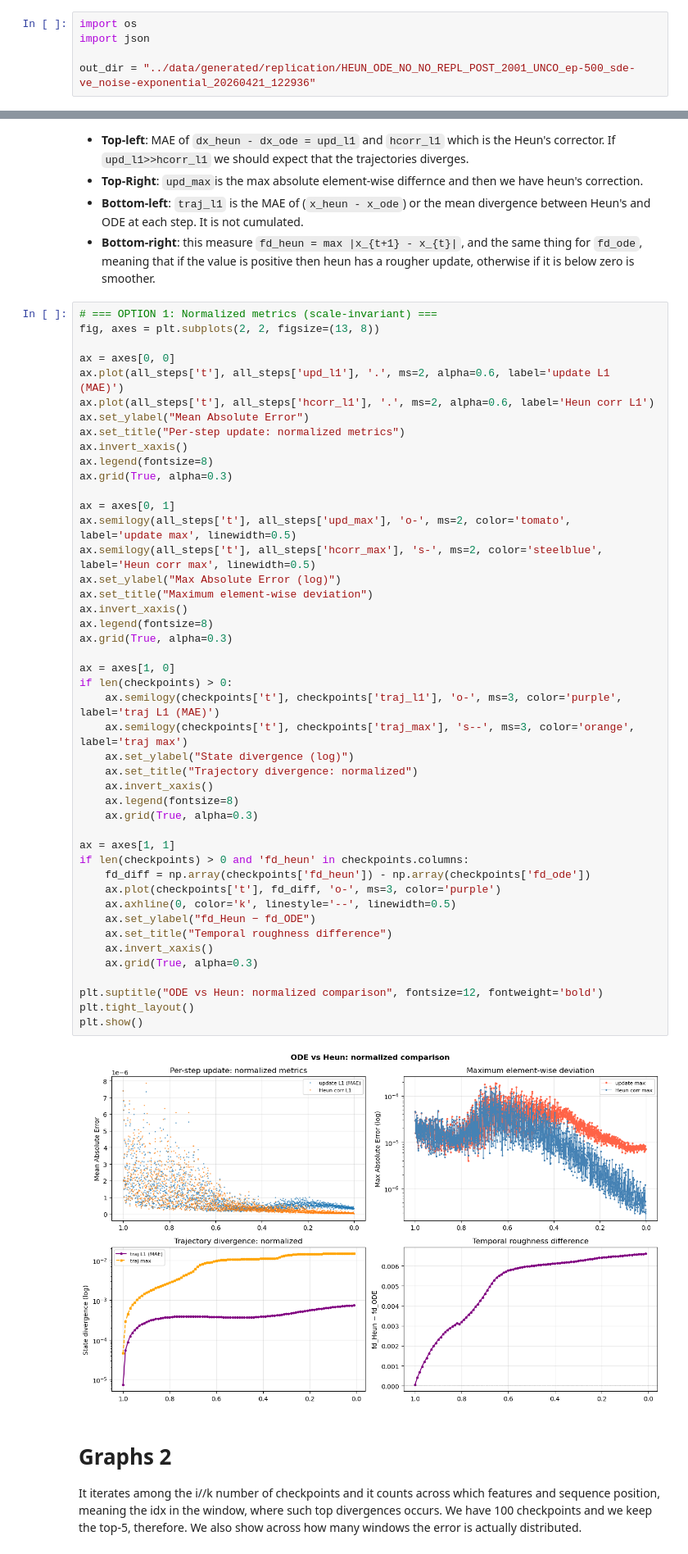
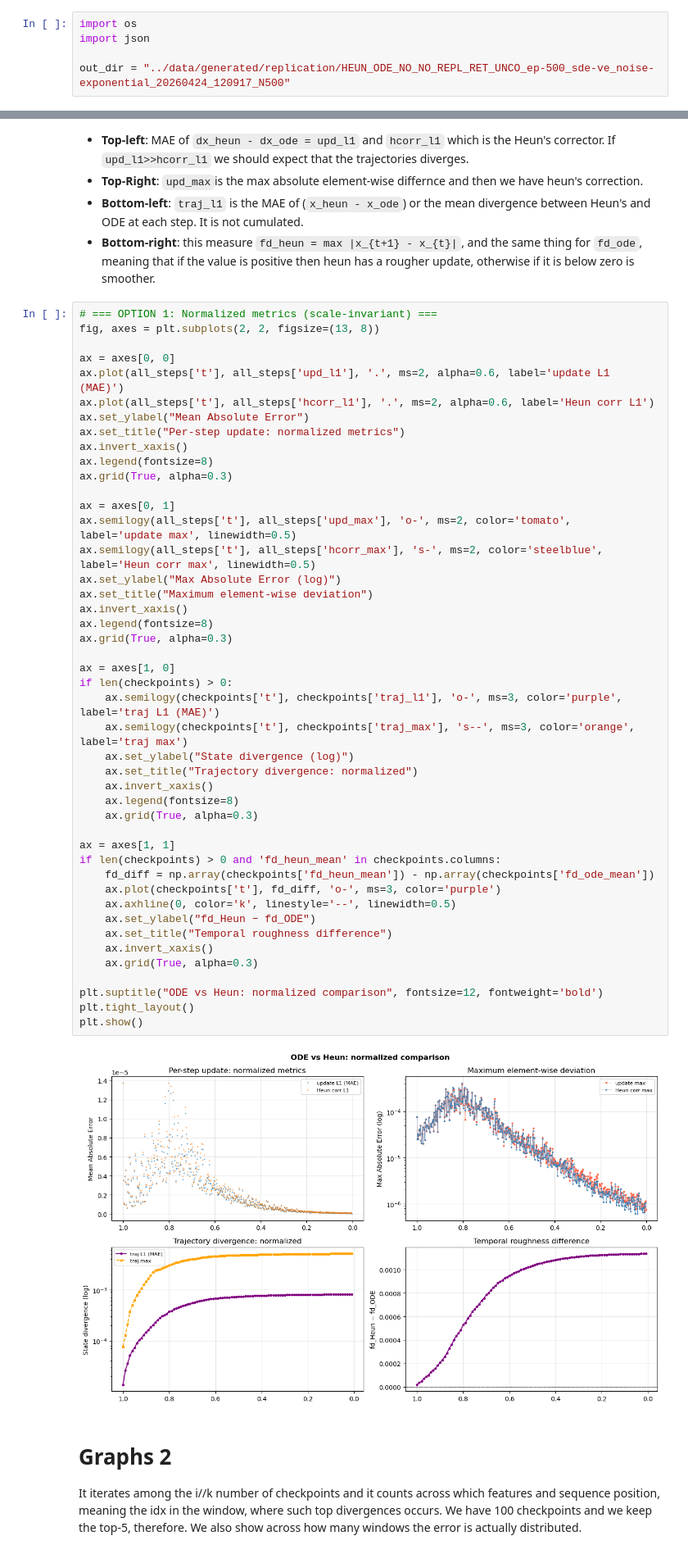
Before and after one commit to GiacomoNegri/Master-Thesis, a Jupyter notebook: notebooks/Heun_vs_ODE.ipynb, the cells around one changed output, grey strips where cells are left out. Shown at 82% size. Cells and saved outputs as stored; diff of their text form.

```diff
--- a/notebooks/Heun_vs_ODE.ipynb
+++ b/notebooks/Heun_vs_ODE.ipynb
@@ -2,7 +2,7 @@
 import os
 import json
 
-out_dir = "../data/generated/replication/HEUN_ODE_NO_NO_REPL_POST_2001_UNCO_ep-500_sde-ve_noise-exponential_20260421_122936"
+out_dir = "../data/generated/replication/HEUN_ODE_NO_NO_REPL_RET_UNCO_ep-500_sde-ve_noise-exponential_20260424_120917_N500"
 # %%
 import json
 with open(os.path.join(out_dir, "ode_heun_cmp.json"), "r") as f:
@@ -150,36 +149,36 @@ ax = axes[0, 1]
 ax.semilogy(all_steps['t'], all_steps['upd_max'], 'o-', ms=2, color='tomato', label='update max', linewidth=0.5)
 ax.semilogy(all_steps['t'], all_steps['hcorr_max'], 's-', ms=2, color='steelblue', label='Heun corr max', linewidth=0.5)
 ax.set_ylabel("Max Absolute Error (log)")
 ax.set_title("Maximum element-wise deviation")
 ax.invert_xaxis()
 ax.legend(fontsize=8)
 ax.grid(True, alpha=0.3)
 
 ax = axes[1, 0]
 if len(checkpoints) > 0:
     ax.semilogy(checkpoints['t'], checkpoints['traj_l1'], 'o-', ms=3, color='purple', label='traj L1 (MAE)')
     ax.semilogy(checkpoints['t'], checkpoints['traj_max'], 's--', ms=3, color='orange', label='traj max')
     ax.set_ylabel("State divergence (log)")
     ax.set_title("Trajectory divergence: normalized")
     ax.invert_xaxis()
     ax.legend(fontsize=8)
     ax.grid(True, alpha=0.3)
 
 ax = axes[1, 1]
-if len(checkpoints) > 0 and 'fd_heun' in checkpoints.columns:
-    fd_diff = np.array(checkpoints['fd_heun']) - np.array(checkpoints['fd_ode'])
+if len(checkpoints) > 0 and 'fd_heun_mean' in checkpoints.columns:
+    fd_diff = np.array(checkpoints['fd_heun_mean']) - np.array(checkpoints['fd_ode_mean'])
     ax.plot(checkpoints['t'], fd_diff, 'o-', ms=3, color='purple')
     ax.axhline(0, color='k', linestyle='--', linewidth=0.5)
     ax.set_ylabel("fd_Heun − fd_ODE")
     ax.set_title("Temporal roughness difference")
     ax.invert_xaxis()
     ax.grid(True, alpha=0.3)
 
 plt.suptitle("ODE vs Heun: normalized comparison", fontsize=12, fontweight='bold')
 plt.tight_layout()
 plt.show()
 # %% [output]
-[figure, old version]
+[figure, new version]
 # %% [markdown]
 # Graphs 2
 It iterates among the i//k number of checkpoints and it counts across which features and sequence position, meaning the idx in the window, where such top divergences occurs. We have 100 checkpoints and we keep the top-5, therefore.
```
Also changed, not shown: parts of 12 cells of this notebook, 1 other file.
